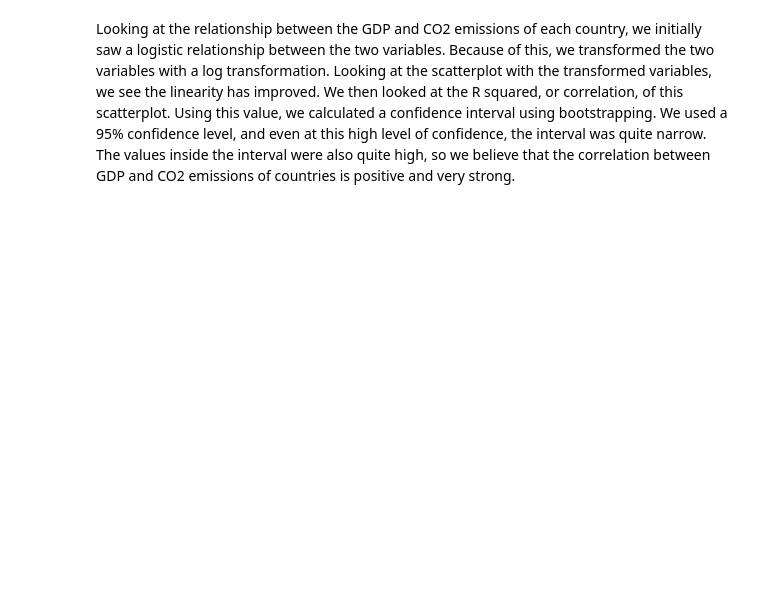
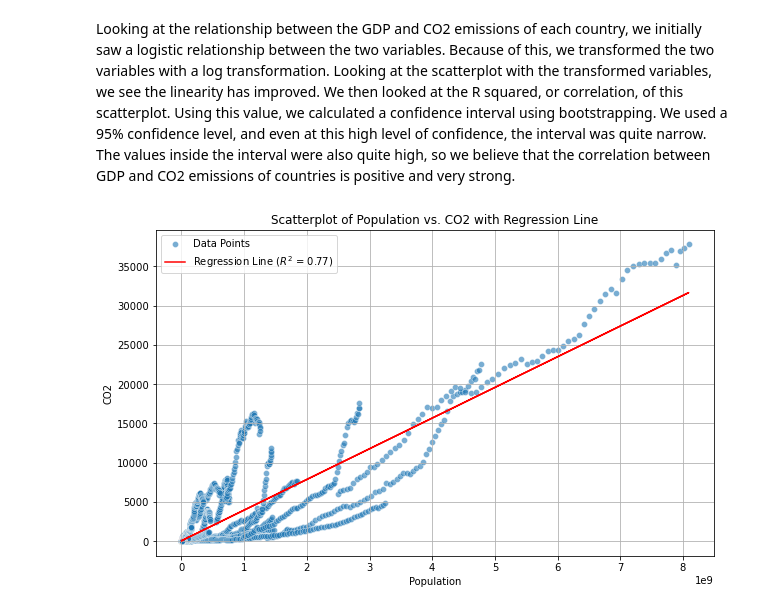
Before and after one commit to kevinthisyear/finalproject_DS2002, a Jupyter notebook: EDA/statistical_analysis.ipynb, the cells around one changed output. Saved outputs shown, nothing was run; the diff lists cells and outputs as text; code cells hidden in the pictures; blank space fills up the shorter version.

Commit message:
added population vs co2 plot to statistical_analysis.ipynb

```diff
--- a/EDA/statistical_analysis.ipynb
+++ b/EDA/statistical_analysis.ipynb
@@ -92,2 +92,39 @@ plt.show()
 # %% [markdown]
 Looking at the relationship between the GDP and CO2 emissions of each country, we initially saw a logistic relationship between the two variables. Because of this, we transformed the two variables with a log transformation. Looking at the scatterplot with the transformed variables, we see the linearity has improved. We then looked at the R squared, or correlation, of this scatterplot. Using this value, we calculated a confidence interval using bootstrapping. We used a 95% confidence level, and even at this high level of confidence, the interval was quite narrow. The values inside the interval were also quite high, so we believe that the correlation between GDP and CO2 emissions of countries is positive and very strong.
+# %%
+from sklearn.linear_model import LinearRegression
+from sklearn.metrics import r2_score
+import pandas as pd
+
+file_path = '../data/cleaned_emissions_data.csv'  # Adjust the path if necessary
+emissions_data = pd.read_csv(file_path)
+
+#remove missing or zero population values
+cleaned_data = emissions_data[~((emissions_data['population'] == 0) | (emissions_data['population'].isna()))]
+cleaned_data = cleaned_data[(cleaned_data['population'] > 1000) & (cleaned_data['co2'] > 0.1)]
+
+population = cleaned_data['population']
+co2_emissions = cleaned_data['co2']
+
+#prepare data for regression
+X = population.values.reshape(-1, 1)
+y = co2_emissions.values
+model = LinearRegression()
+model.fit(X, y)
+y_pred = model.predict(X)
+
+#R^2
+r_squared = r2_score(y, y_pred)
+
+#plot
+plt.figure(figsize=(10, 6))
+sns.scatterplot(x=population, y=co2_emissions, alpha=0.6, label='Data Points')
+plt.plot(population, y_pred, color='red', label=f'Regression Line ($R^2$ = {r_squared:.2f})')
+plt.title('Scatterplot of Population vs. CO2 with Regression Line')
+plt.xlabel('Population')
+plt.ylabel('CO2')
+plt.legend()
+plt.grid()
+plt.show()
+# %% [output]
+[figure, added]
```
Also changed, not shown: parts of 3 cells of this notebook.
